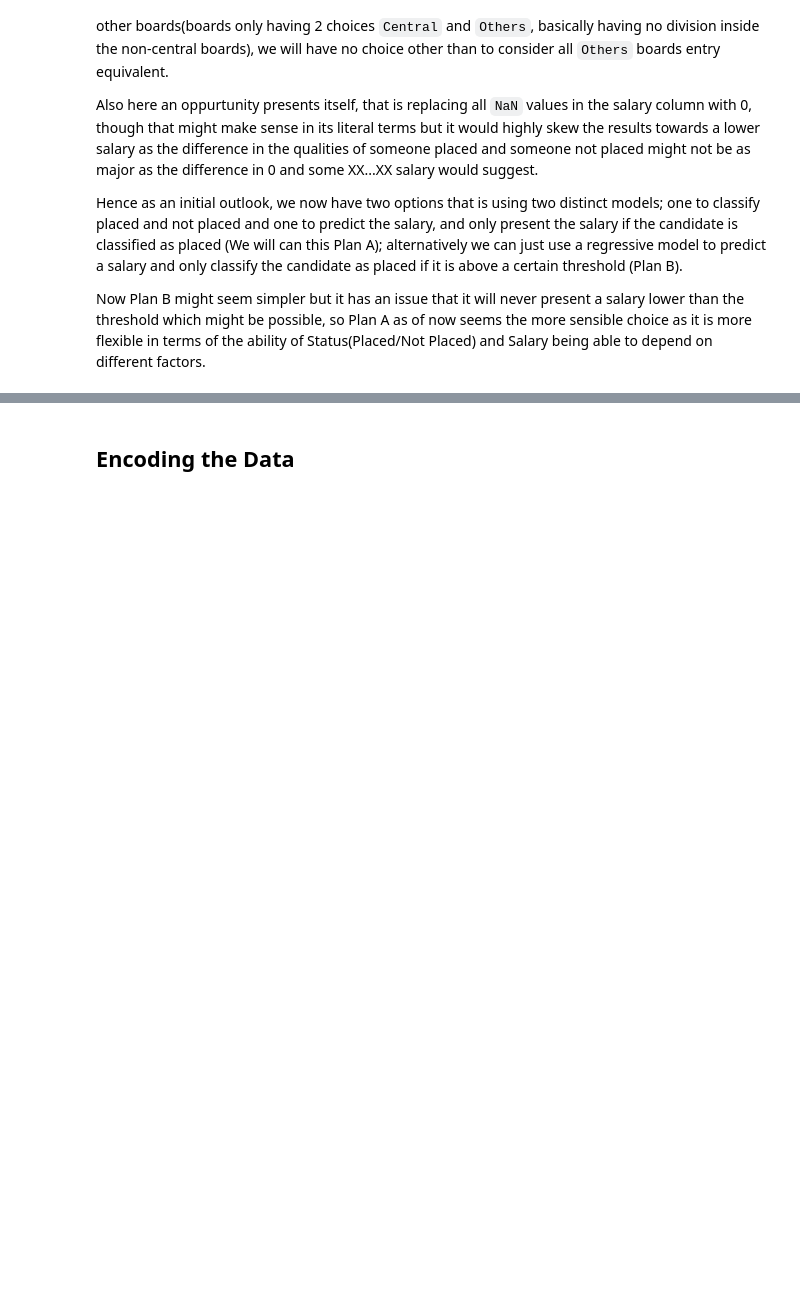
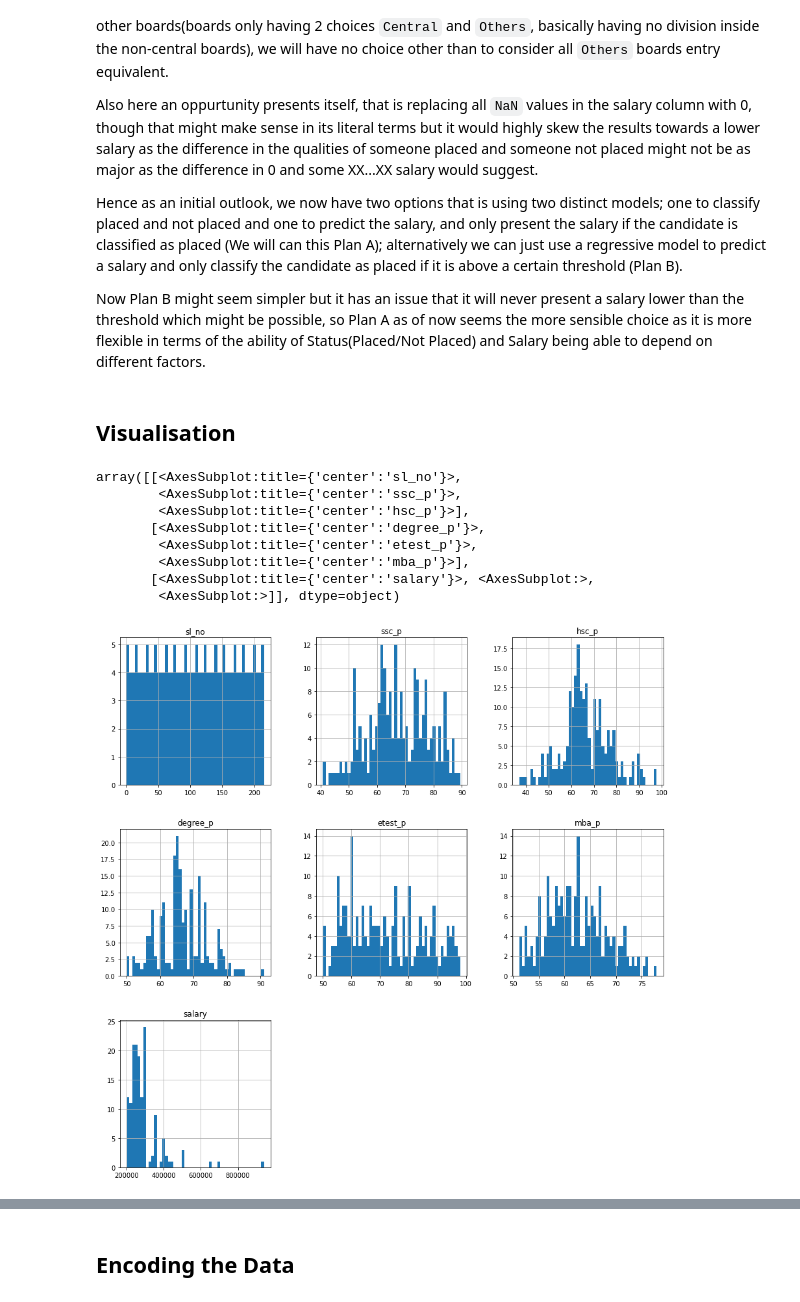
Before and after one commit to dsgiitr/Lecture-Assignments-Y22, a Jupyter notebook: ML/ML-Project-Submissions/sanidhya.ipynb, the cells around one changed output, grey strips where cells are left out. Cells and saved outputs as stored; diff of their text form; code cells hidden in the pictures; blank space fills up the shorter version.

Commit message:
Added some visualisation and correlation values

```diff
--- a/ML/ML-Project-Submissions/sanidhya.ipynb
+++ b/ML/ML-Project-Submissions/sanidhya.ipynb
@@ -95,0 +94,15 @@ Now Plan B might seem simpler but it has an issue that it will never present a s
+# %% [markdown]
+## Visualisation
+# %%
+import matplotlib.pyplot as plt
+data.hist(bins=50, figsize=(15,15))
+# %% [output]
+array([[<AxesSubplot:title={'center':'sl_no'}>,
+        <AxesSubplot:title={'center':'ssc_p'}>,
+        <AxesSubplot:title={'center':'hsc_p'}>],
+       [<AxesSubplot:title={'center':'degree_p'}>,
+        <AxesSubplot:title={'center':'etest_p'}>,
+        <AxesSubplot:title={'center':'mba_p'}>],
+       [<AxesSubplot:title={'center':'salary'}>, <AxesSubplot:>,
+        <AxesSubplot:>]], dtype=object)
+[figure, added]
```
Also changed, not shown: parts of 6 cells of this notebook.
